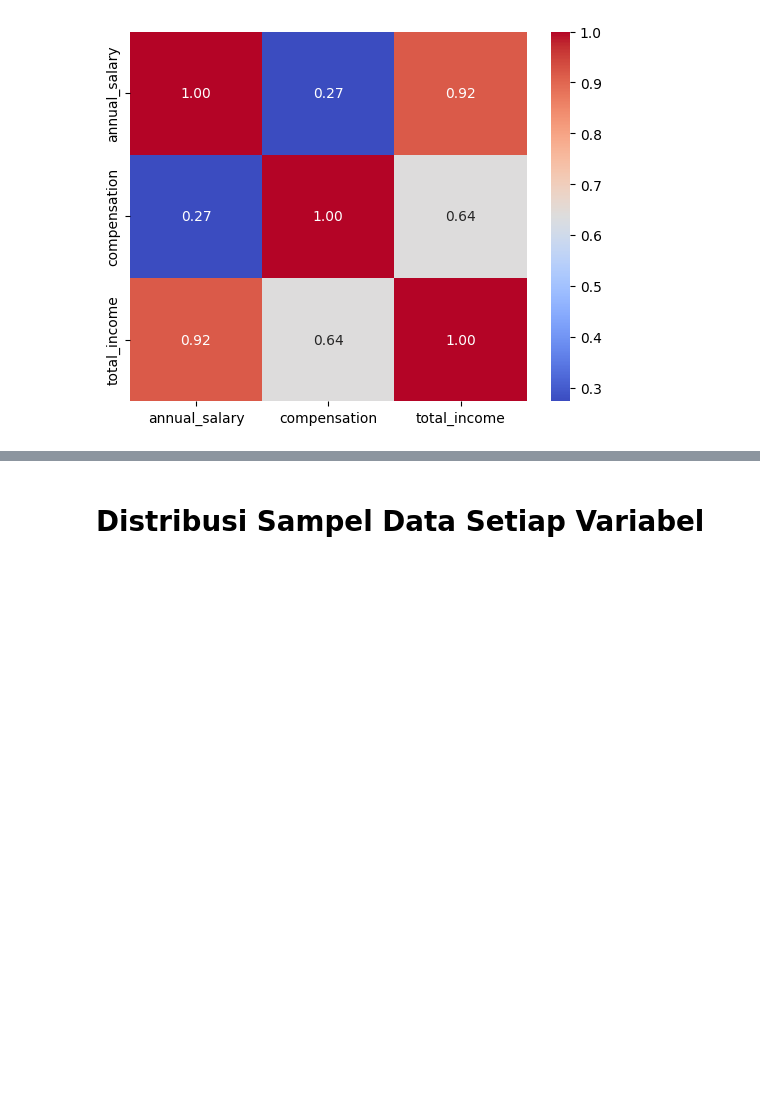
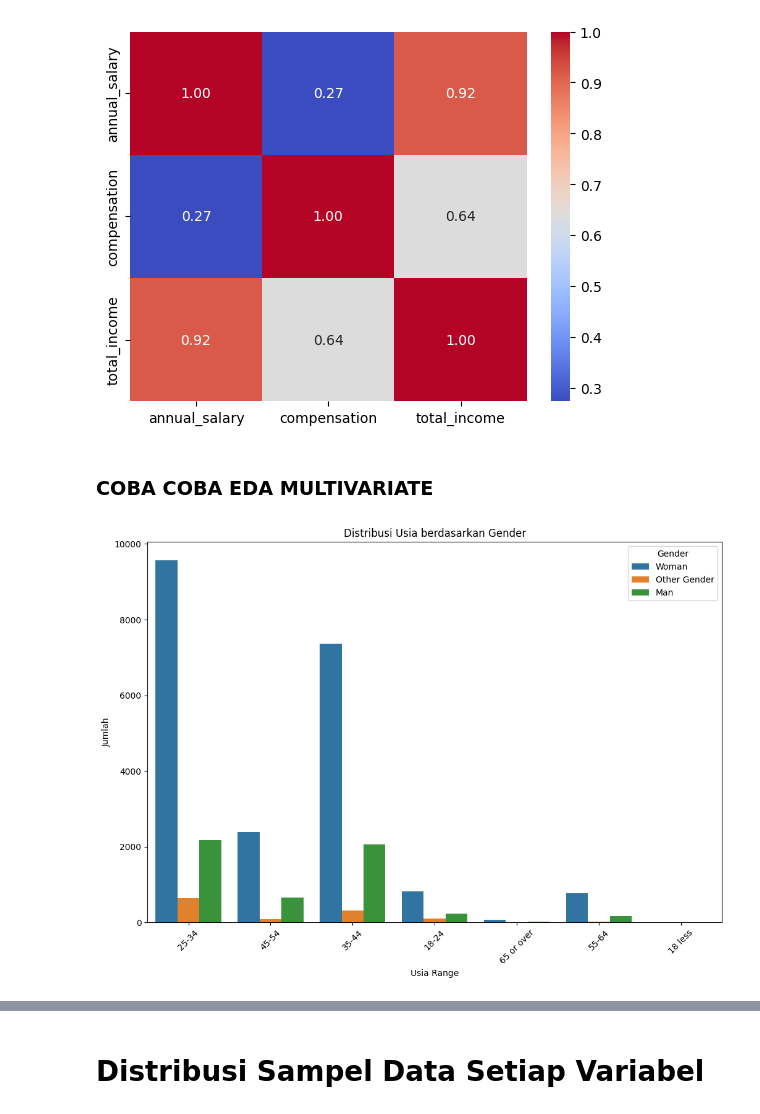
Before and after one commit to denisikiandani/Salary-Analysis, a Jupyter notebook: fds_tugas_1.ipynb, the cells around one changed output, grey strips where cells are left out. Saved outputs shown, nothing was run; the diff lists cells and outputs as text; code cells hidden in the pictures; blank space fills up the shorter version.

Commit message:
coba

```diff
--- a/fds_tugas_1.ipynb
+++ b/fds_tugas_1.ipynb
@@ -2274,3 +2274,20 @@ sns.heatmap(correlation_matrix, annot=True, cmap='coolwarm', fmt='.2f')
 # %% [output]
 <Axes: >
 [figure]
+# %% [markdown]
+### COBA COBA EDA MULTIVARIATE
+# %%
+import matplotlib.pyplot as plt
+import seaborn as sns
+
+# Membuat bar plot untuk variabel kategorikal
+plt.figure(figsize=(12, 8))
+sns.countplot(x='age_range', hue='gender', data=clean_df)
+plt.title('Distribusi Usia berdasarkan Gender')
+plt.xlabel('Usia Range')
+plt.ylabel('Jumlah')
+plt.xticks(rotation=45)
+plt.legend(title='Gender')
+plt.show()
+# %% [output]
+[figure, added]
```
Also changed, not shown: parts of 4 cells of this notebook.
